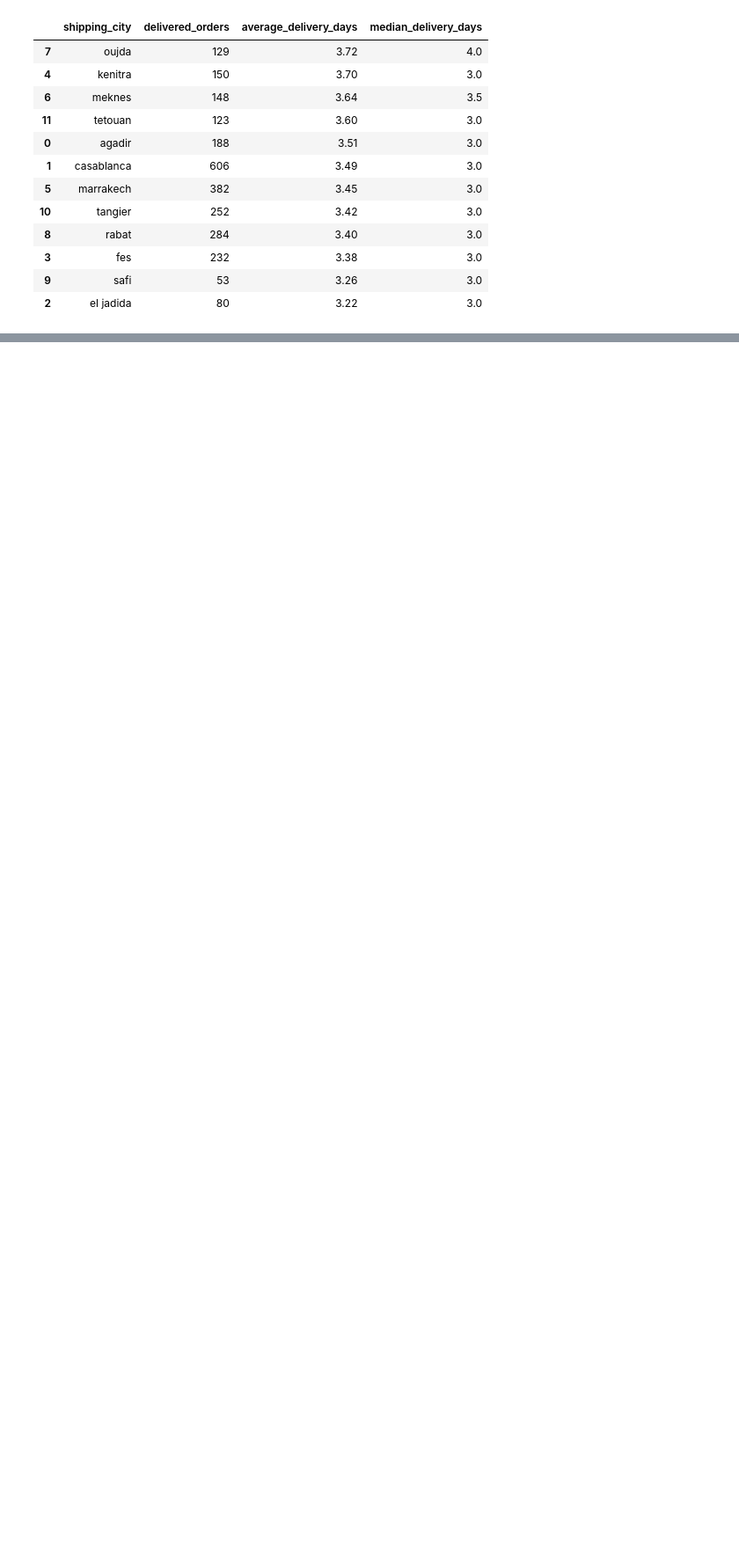
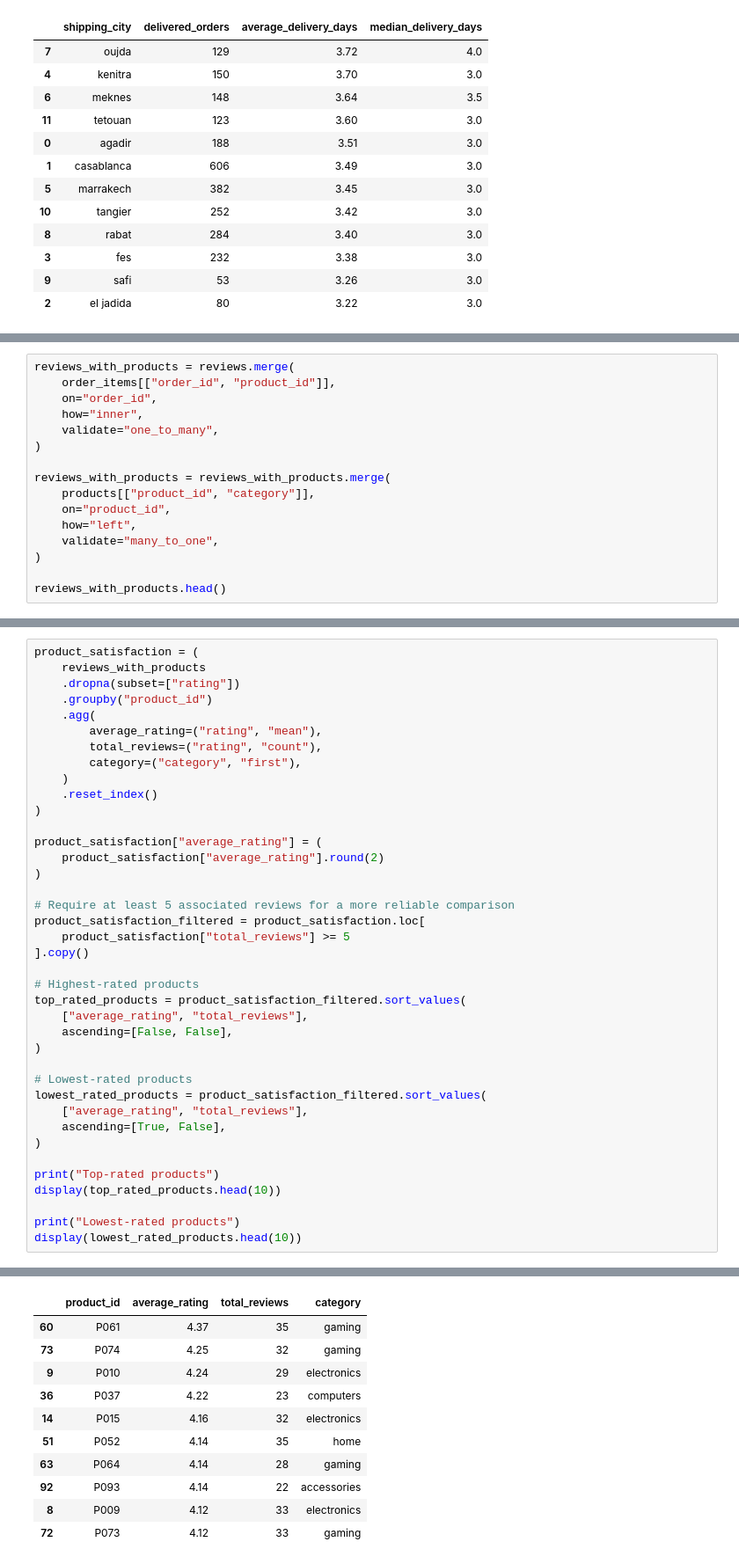
Before and after one commit to aminekabli55/morocco-retail-intelligence, a Jupyter notebook: notebooks/02_exploratory_data_analysis.ipynb, the cells around one changed output, grey strips where cells are left out. Shown at 88% size. Cells and saved outputs as stored; diff of their text form; blank space fills up the shorter version.

```diff
--- a/notebooks/02_exploratory_data_analysis.ipynb
+++ b/notebooks/02_exploratory_data_analysis.ipynb
@@ -795,0 +1042,16 @@ delivery_by_city.round(2)
+# %%
+reviews_with_products = reviews.merge(
+    order_items[["order_id", "product_id"]],
+    on="order_id",
+    how="inner",
+    validate="one_to_many",
+)
+
+reviews_with_products = reviews_with_products.merge(
+    products[["product_id", "category"]],
+    on="product_id",
+    how="left",
+    validate="many_to_one",
+)
+
+reviews_with_products.head()
@@ -795,0 +1065,40 @@ delivery_by_city.round(2)
+# %%
+product_satisfaction = (
+    reviews_with_products
+    .dropna(subset=["rating"])
+    .groupby("product_id")
+    .agg(
+        average_rating=("rating", "mean"),
+        total_reviews=("rating", "count"),
+        category=("category", "first"),
+    )
+    .reset_index()
+)
+
+product_satisfaction["average_rating"] = (
+    product_satisfaction["average_rating"].round(2)
+)
+
+# Require at least 5 associated reviews for a more reliable comparison
+product_satisfaction_filtered = product_satisfaction.loc[
+    product_satisfaction["total_reviews"] >= 5
+].copy()
+
+# Highest-rated products
+top_rated_products = product_satisfaction_filtered.sort_values(
+    ["average_rating", "total_reviews"],
+    ascending=[False, False],
+)
+
+# Lowest-rated products
+lowest_rated_products = product_satisfaction_filtered.sort_values(
+    ["average_rating", "total_reviews"],
+    ascending=[True, False],
+)
+
+print("Top-rated products")
+display(top_rated_products.head(10))
+
+print("Lowest-rated products")
+display(lowest_rated_products.head(10))
+# %% [output]
@@ -795,0 +1106,11 @@ delivery_by_city.round(2)
+|  | product_id | average_rating | total_reviews | category |
+| 60 | P061 | 4.37 | 35 | gaming |
+| 73 | P074 | 4.25 | 32 | gaming |
+| 9 | P010 | 4.24 | 29 | electronics |
+| 36 | P037 | 4.22 | 23 | computers |
+| 14 | P015 | 4.16 | 32 | electronics |
+| 51 | P052 | 4.14 | 35 | home |
+| 63 | P064 | 4.14 | 28 | gaming |
+| 92 | P093 | 4.14 | 22 | accessories |
+| 8 | P009 | 4.12 | 33 | electronics |
+| 72 | P073 | 4.12 | 33 | gaming |
```
Also changed, not shown: parts of 16 cells of this notebook.
